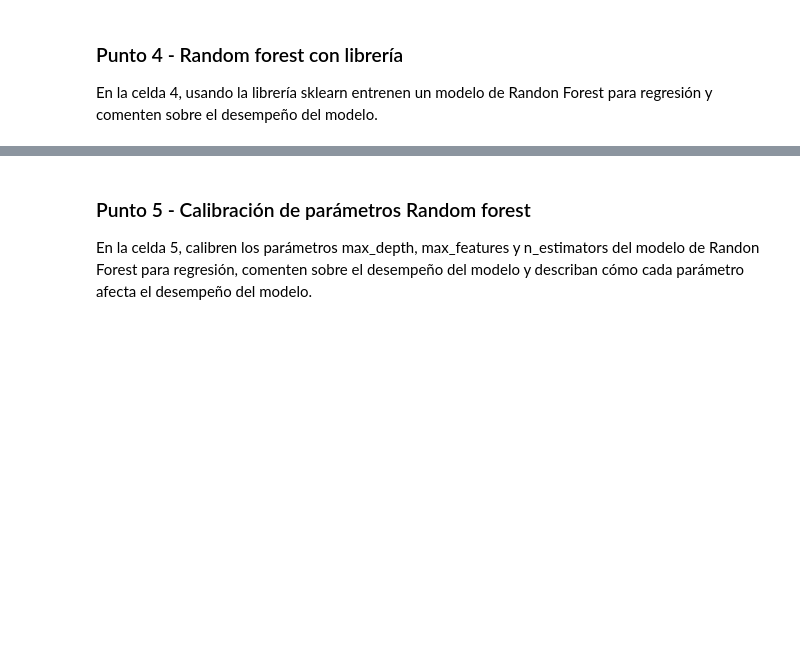
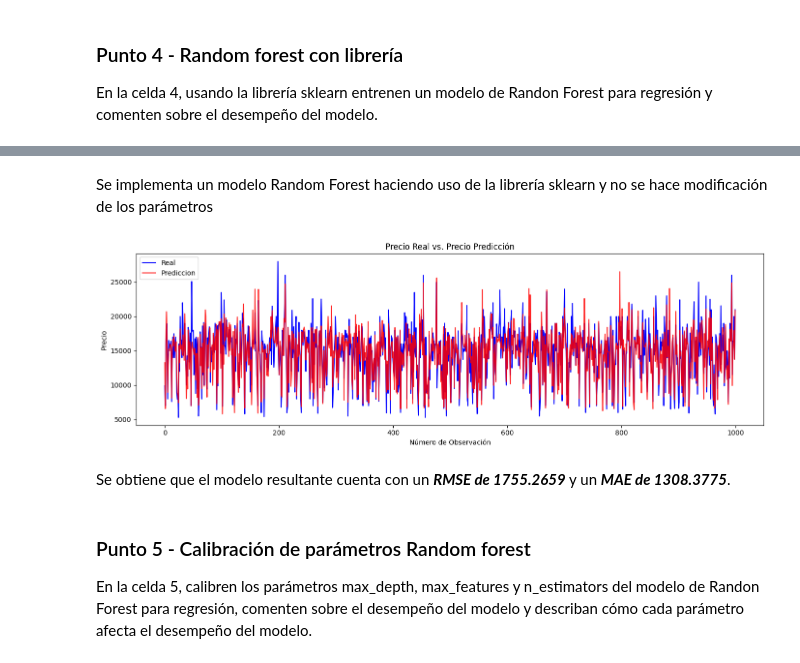
Before and after one commit to JohanManjarresMIAD/JohanManjarresMIAD-JohanManjarresMIAD-MIAD_ML_NLP_2026-Grupo_26, a Jupyter notebook: Semana 2/S2TC1_RandomForests_Boosting.ipynb, the cells around one changed output, grey strips where cells are left out. Saved outputs shown, nothing was run; the diff lists cells and outputs as text; code cells hidden in the pictures; blank space fills up the shorter version.

```diff
--- a/Semana 2/S2TC1_RandomForests_Boosting.ipynb
+++ b/Semana 2/S2TC1_RandomForests_Boosting.ipynb
@@ -301,3 +389,31 @@ RMSE: 1755.2659294430698
+# %%
+# Celda 4
+clf_random = RandomForestRegressor(random_state=40)
+clf_random.fit(X_train, y_train)
+
+y_pred_random = clf_random.predict(X_test)
+mae_random = metrics.mean_absolute_error(y_test, y_pred_random)
+mse_random = metrics.mean_squared_error(y_test, y_pred_random)
+rmse_random = np.sqrt(mse_random)
+
+display(Markdown(f"""Se implementa un modelo Random Forest haciendo uso de la librería sklearn y no se hace modificación de los parámetros"""))
+
+#Gráfica
+plt.figure(figsize=(14, 4.5))
+plt.plot(y_test.values[:1000], color='blue', label='Real')
+plt.plot(y_pred_random[:1000], color='red', label='Prediccion', alpha=0.85)
+plt.title('Precio Real vs. Precio Predicción')
+plt.xlabel('Número de Observación')
+plt.ylabel('Precio')
+plt.legend()
+plt.tight_layout()
+plt.show()
+
+display(Markdown(f"""Se obtiene que el modelo resultante cuenta con un ***RMSE de {rmse_random:.4f}*** y un ***MAE de {mae_random:.4f}***."""))
+# %% [output]
+Se implementa un modelo Random Forest haciendo uso de la librería sklearn y no se hace modificación de los parámetros
+[figure, added]
+Se obtiene que el modelo resultante cuenta con un ***RMSE de 1755.2659*** y un ***MAE de 1308.3775***.
 # %% [markdown]
 ### Punto 5 - Calibración de parámetros Random forest
 
```
Also changed, not shown: parts of 15 cells of this notebook.
